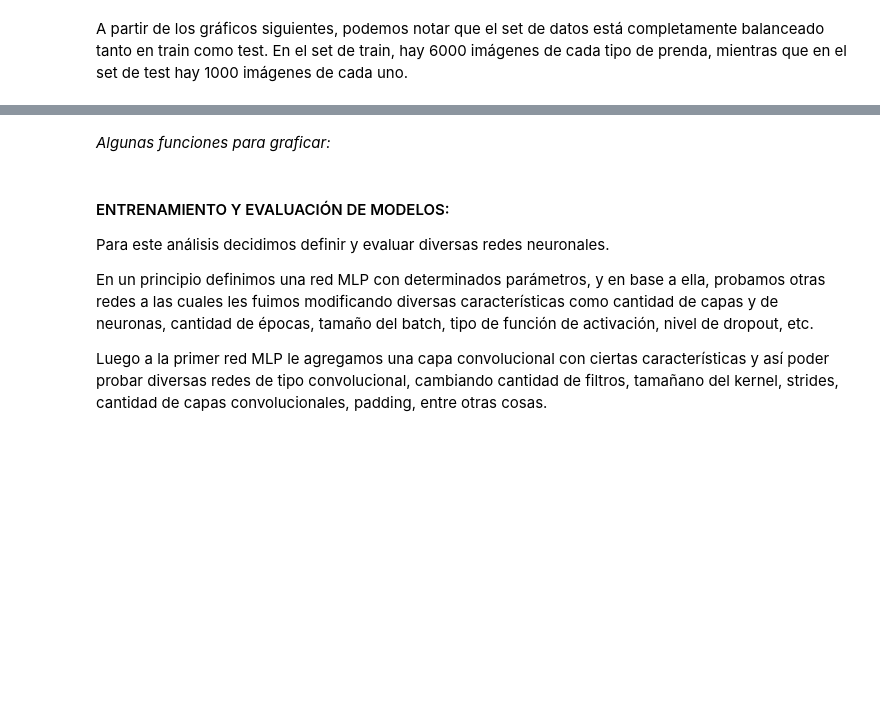
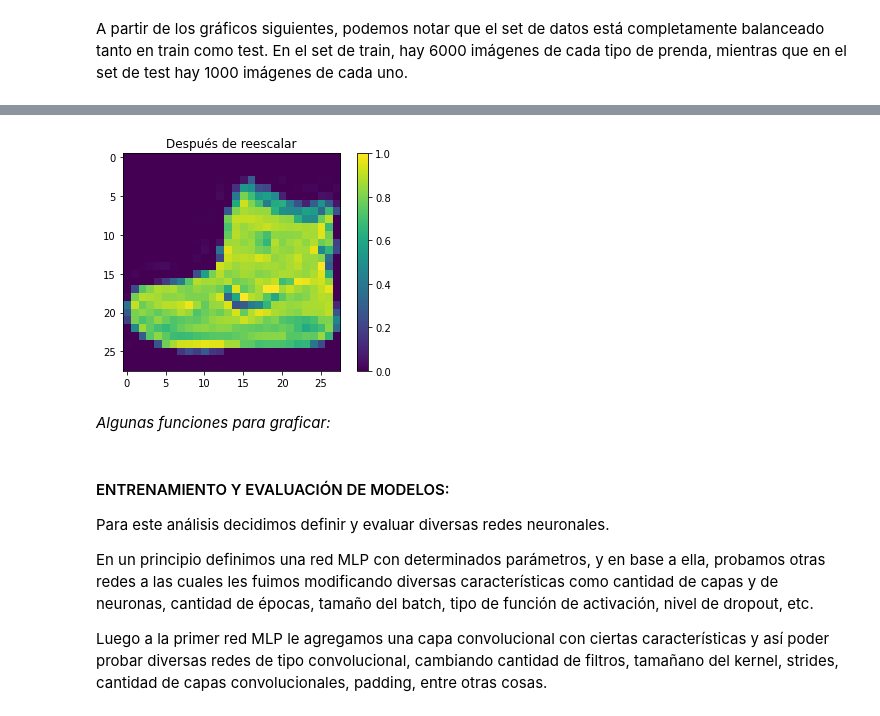
Before and after one commit to FlorenciaGiay/TP_ML_Cassina_Giay_Knoll, a Jupyter notebook: tp3_fashion_mnist.ipynb, the cells around one changed output, grey strips where cells are left out. Drawn from its saved outputs; the diff is of its cells as text; code cells hidden in the pictures; blank space fills up the shorter version.

```diff
--- a/tp3_fashion_mnist.ipynb
+++ b/tp3_fashion_mnist.ipynb
@@ -112,10 +140,12 @@ plt.show()
 # %%
 plt.figure()
-plt.title('Después de escalar')
+plt.title('Después de reescalar')
 plt.imshow(x_train_r[0])
 plt.colorbar()
 plt.grid(False)
 plt.show()
+# %% [output]
+[figure, added]
 # %% [markdown]
 *Algunas funciones para graficar:*
 # %%
```
Also changed, not shown: parts of 123 cells of this notebook.
